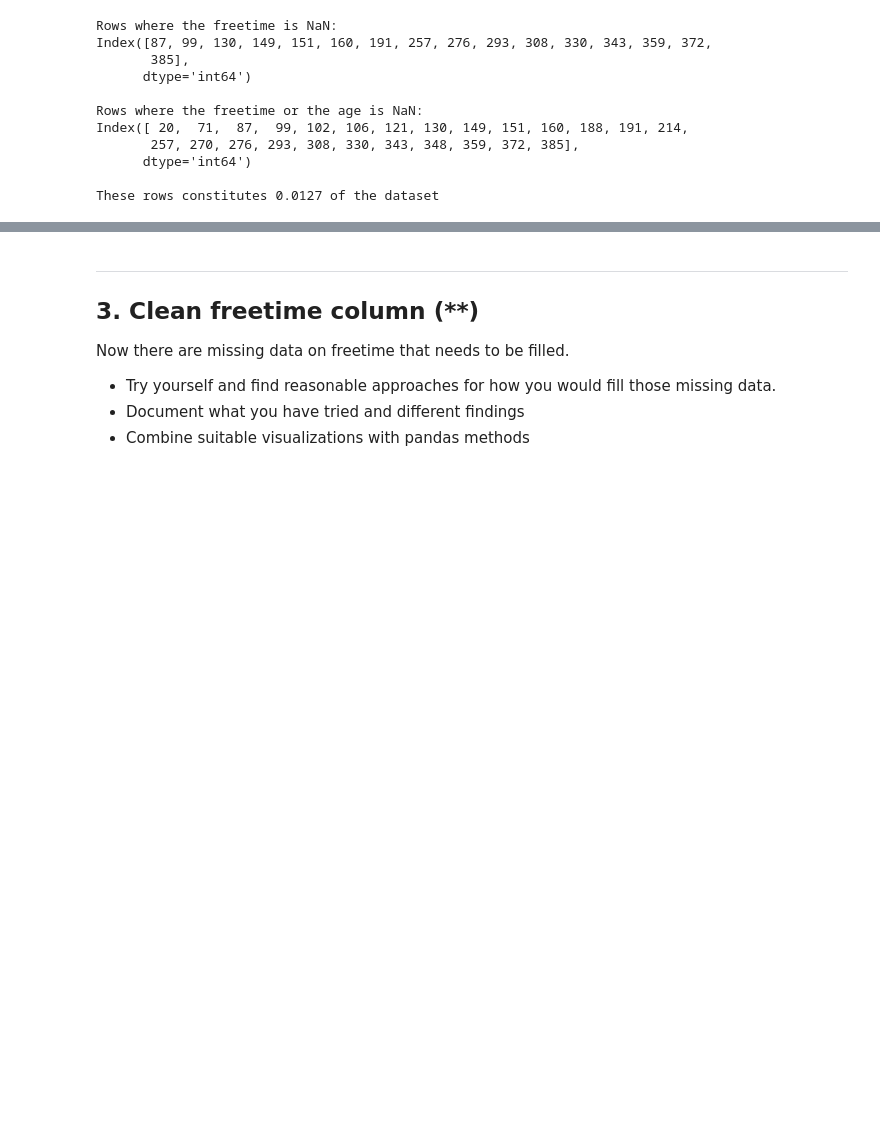
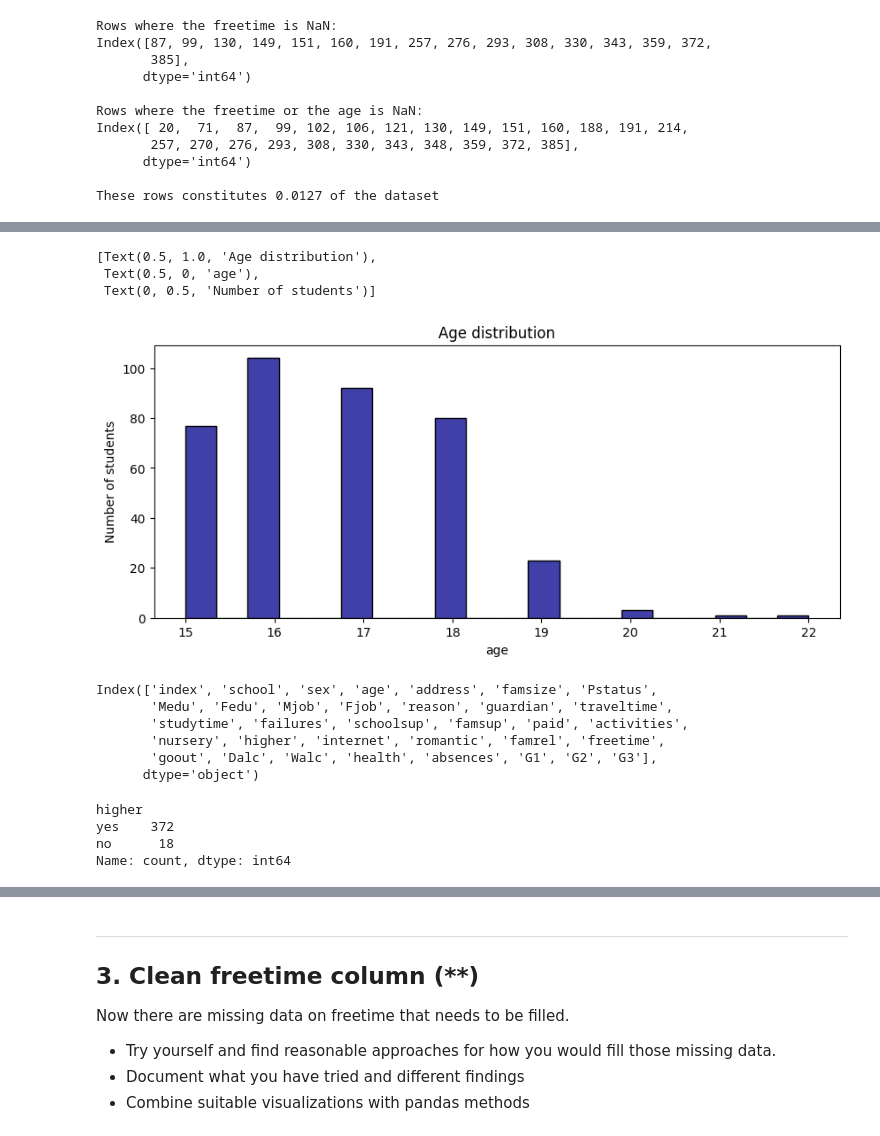
Before and after one commit to LucasZFriborg/Databehandling-Lucas-ZachauFriborg, a Jupyter notebook: Exercises/E01_missing_aggregation.ipynb, the cells around one changed output, grey strips where cells are left out. Cells and saved outputs as stored; diff of their text form; code cells hidden in the pictures; blank space fills up the shorter version.

```diff
--- a/Exercises/E01_missing_aggregation.ipynb
+++ b/Exercises/E01_missing_aggregation.ipynb
@@ -234,0 +244,28 @@ g)
+# %%
+# b)
+plt.figure(figsize=(10, 4))
+ax = sns.histplot(data=df_cleaned, x='age', color='darkblue', edgecolor='black', bins=20)
+ax.set(title='Age distribution', xlabel='age', ylabel='Number of students')
+# %% [output]
+[Text(0.5, 1.0, 'Age distribution'),
+ Text(0.5, 0, 'age'),
+ Text(0, 0.5, 'Number of students')]
+[figure, added]
+# %%
+# c)
+df_cleaned.columns
+# %% [output]
+Index(['index', 'school', 'sex', 'age', 'address', 'famsize', 'Pstatus',
+       'Medu', 'Fedu', 'Mjob', 'Fjob', 'reason', 'guardian', 'traveltime',
+       'studytime', 'failures', 'schoolsup', 'famsup', 'paid', 'activities',
+       'nursery', 'higher', 'internet', 'romantic', 'famrel', 'freetime',
+       'goout', 'Dalc', 'Walc', 'health', 'absences', 'G1', 'G2', 'G3'],
+      dtype='object')
+# %%
+# d)
+df_cleaned['higher'].value_counts()
+# %% [output]
+higher
+yes    372
+no      18
+Name: count, dtype: int64
```
Also changed, not shown: parts of 4 cells of this notebook, 1 other file.
